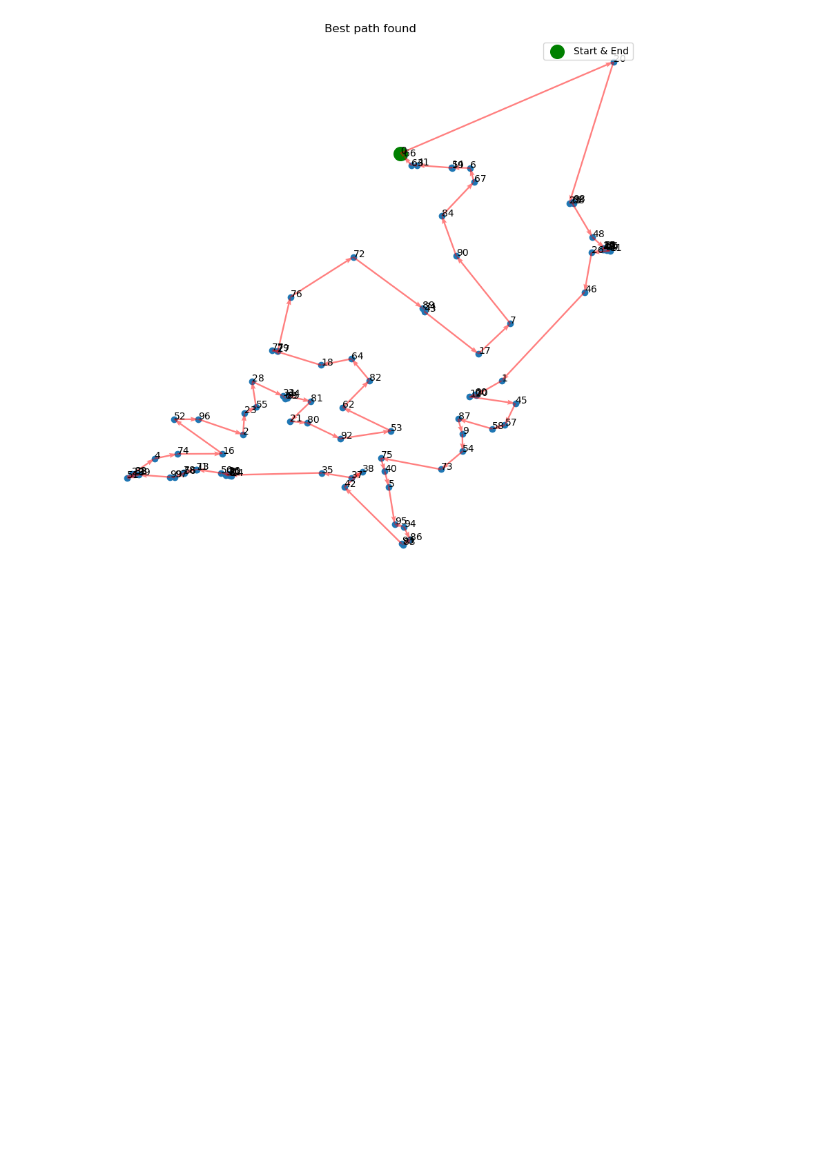
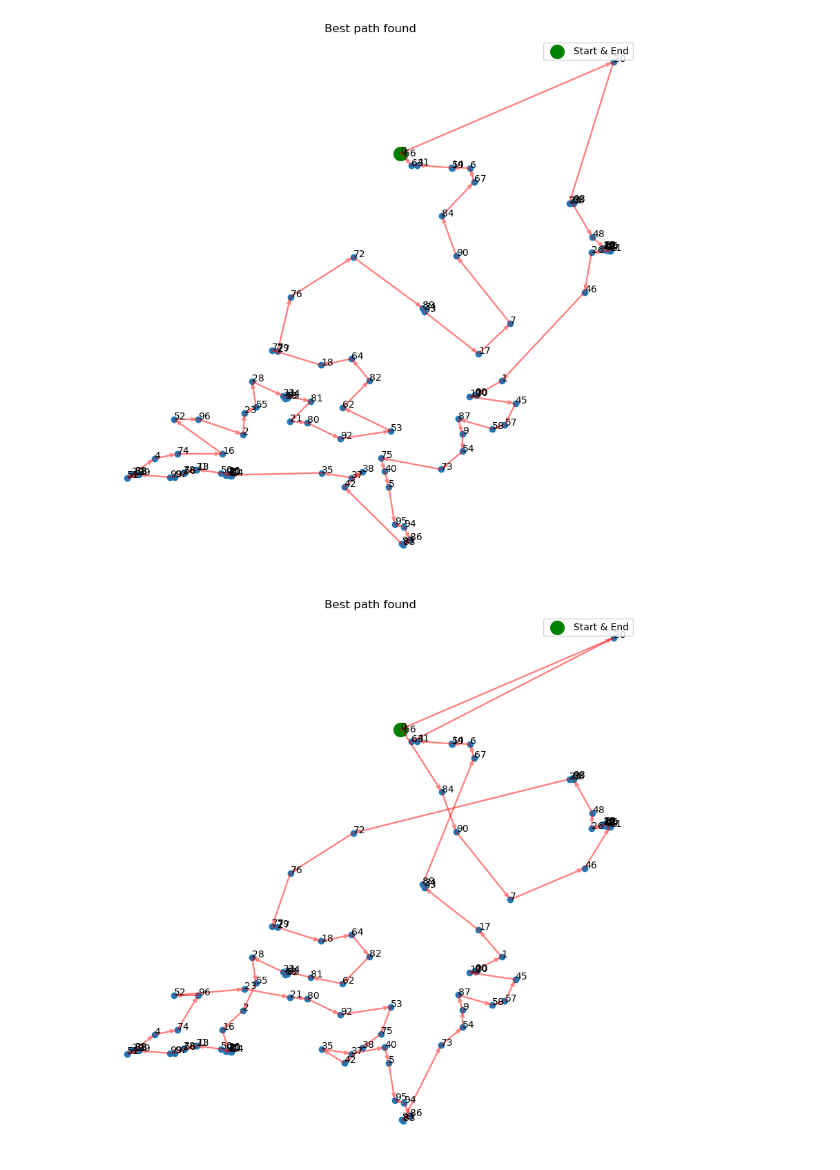
Before and after one commit to leobt23/Computational_Intelligence_forIOT, a Jupyter notebook: project_3_evolution_algorithms/map&paths.ipynb, the cells around one changed output. Saved outputs shown, nothing was run; the diff lists cells and outputs as text; code cells hidden in the pictures; blank space fills up the shorter version.

```diff
--- a/project_3_evolution_algorithms/map&paths.ipynb
+++ b/project_3_evolution_algorithms/map&paths.ipynb
@@ -76,3 +129,28 @@ the_great_best = [19, 24, 97, 2, 67, 47, 60, 14, 46, 9, 28, 48, 64, 18, 10, 25,
+# %%
+"""
+com 20 casas 1:47 min  158 gens
+Best individual is: [17, 1, 15, 3, 12, 7, 4, 8, 11, 0, 16, 6, 9, 14, 10, 18, 2, 5, 13], 19
+with fitness: (18.8,)
+
+com 50 casas 7:21 min 307 gens
+Best individual is: [33, 42, 17, 26, 27, 32, 43, 20, 22, 3, 31, 21, 38, 12, 7, 23, 30, 35, 15, 1, 34, 41, 36, 37, 4, 39, 8, 11, 29, 44, 0, 16, 6, 45, 28, 46, 9, 14, 48, 18, 10, 25, 47, 2, 24, 5, 13, 40, 19], 49
+with fitness: (23.799999999999997,)
+
+com 80 casas 338 gen 12:37 min
+Best individual is: [71, 75, 76, 78, 26, 17, 63, 27, 43, 32, 61, 68, 51, 73, 70, 12, 55, 77, 3, 38, 21, 31, 50, 7, 23, 49, 15, 69, 30, 35, 1, 22, 54, 20, 34, 36, 37, 41, 74, 39, 4, 52, 72, 53, 8, 57, 56, 44, 59, 29, 11, 0, 16, 42, 33, 6, 45, 48, 18, 28, 9, 14, 46, 25, 60, 64, 10, 47, 24, 67, 2, 66, 58, 13, 5, 40, 19, 62, 65], 79
+with fitness: (33.300000000000004,)
+"""
+# 20 houses
+# with fitness: (18.8,)
+best_20_houses = [17, 1, 15, 3, 12, 7, 4, 8, 11, 0, 16, 6, 9, 14, 10, 18, 2, 5, 13]
+
+# 50 houses
+# with fitness: (23.799999999999997,)
+best_50_houses = [33, 42, 17, 26, 27, 32, 43, 20, 22, 3, 31, 21, 38, 12, 7, 23, 30, 35, 15, 1, 34, 41, 36, 37, 4, 39, 8, 11, 29, 44, 0, 16, 6, 45, 28, 46, 9, 14, 48, 18, 10, 25, 47, 2, 24, 5, 13, 40, 19]
+
+# 80 houses
+# with fitness: (33.300000000000004,)
+best_80_houses = [71, 75, 76, 78, 26, 17, 63, 27, 43, 32, 61, 68, 51, 73, 70, 12, 55, 77, 3, 38, 21, 31, 50, 7, 23, 49, 15, 69, 30, 35, 1, 22, 54, 20, 34, 36, 37, 41, 74, 39, 4, 52, 72, 53, 8, 57, 56, 44, 59, 29, 11, 0, 16, 42, 33, 6, 45, 48, 18, 28, 9, 14, 46, 25, 60, 64, 10, 47, 24, 67, 2, 66, 58, 13, 5, 40, 19, 62, 65]
 # %%
 # plotting the coords and path with a function, that receives a path, a distances matrix and a seed
 def plot_path(path, dists, seed=5):
@@ -93,30 +171,39 @@ def plot_path(path, dists, seed=5):
     plt.scatter(coords[:, 0], coords[:, 1])
 
     # emphasize the starting point
     plt.scatter(coords[0, 0], coords[0, 1], color='green', s=200, label='Start & End')  # s is the size of the point
 
     for i in range(coords.shape[0]):
         plt.text(coords[i, 0], coords[i, 1], str(i))  # show index of point
 
     # Draw the path with arrows indicating direction
     for i in range(1, len(path)):
         # get start and end point for each step in the path
         start_coord = coords[path[i-1]]
         end_coord = coords[path[i]]
 
         # compute direction vector for the arrow
         direction = end_coord - start_coord
 
         # add the arrow to the plot
         plt.quiver(start_coord[0], start_coord[1], direction[0], direction[1], angles='xy', scale_units='xy', scale=1, color='r', alpha=0.5, width=0.003)
 
     plt.legend()
     plt.title('Best path found')
     plt.axis('off')
     plt.show()
 
 
 # testing the function
 plot_path(the_great_best, symmetric_matrix, seed=5) # seed = 5
+# another one
+plot_path(the_best2, symmetric_matrix, seed=5) # seed = 5
+# 20 houses
+plot_path(best_20_houses, symmetric_matrix, seed=5) # seed = 5
+# 50 houses
+plot_path(best_50_houses, symmetric_matrix, seed=5) # seed = 5
+# 80 houses
+plot_path(best_80_houses, symmetric_matrix, seed=5) # seed = 5
 # %% [output]
 [figure]
+[figure, added]
```
Also changed, not shown: parts of 4 cells of this notebook, 7 other files.
